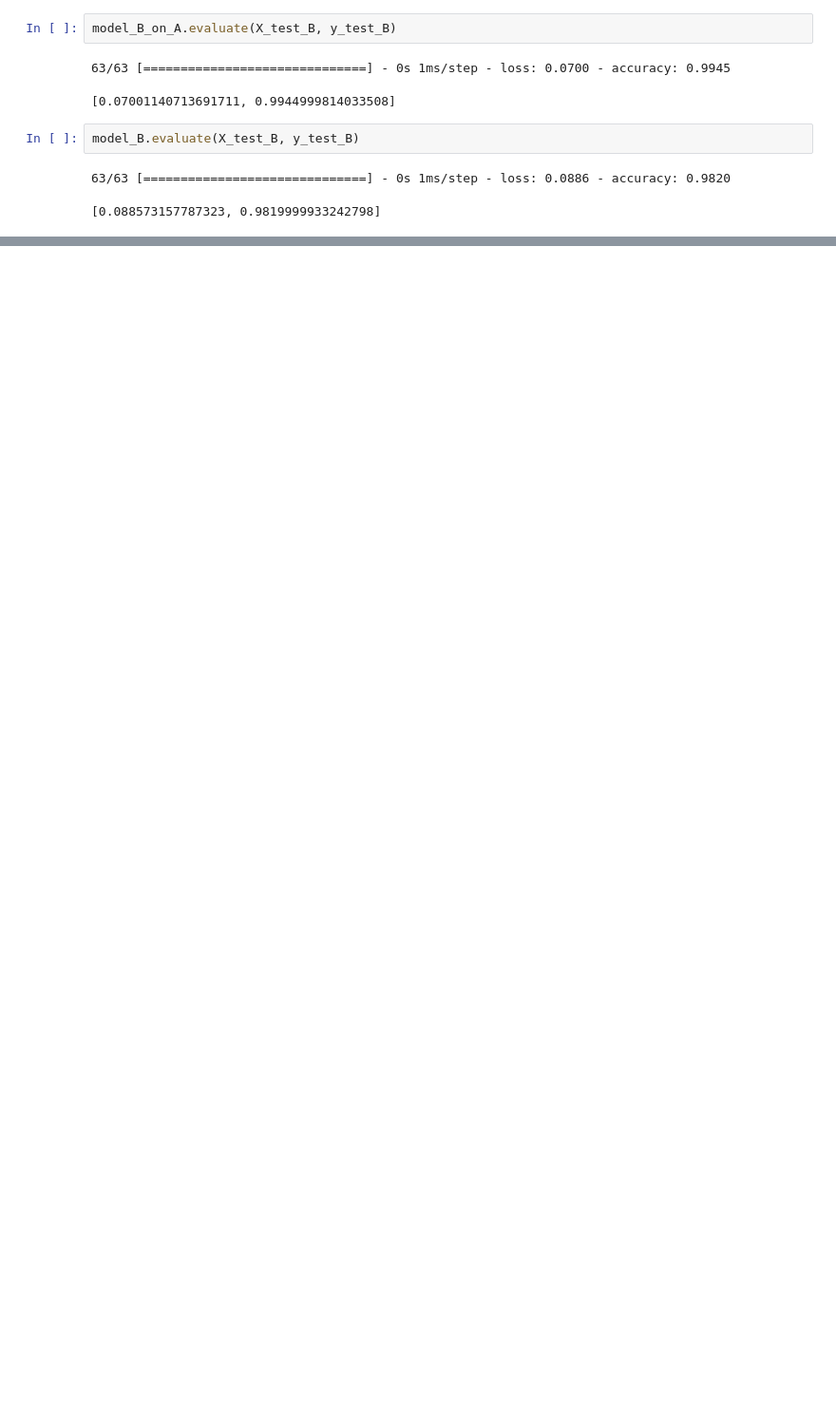
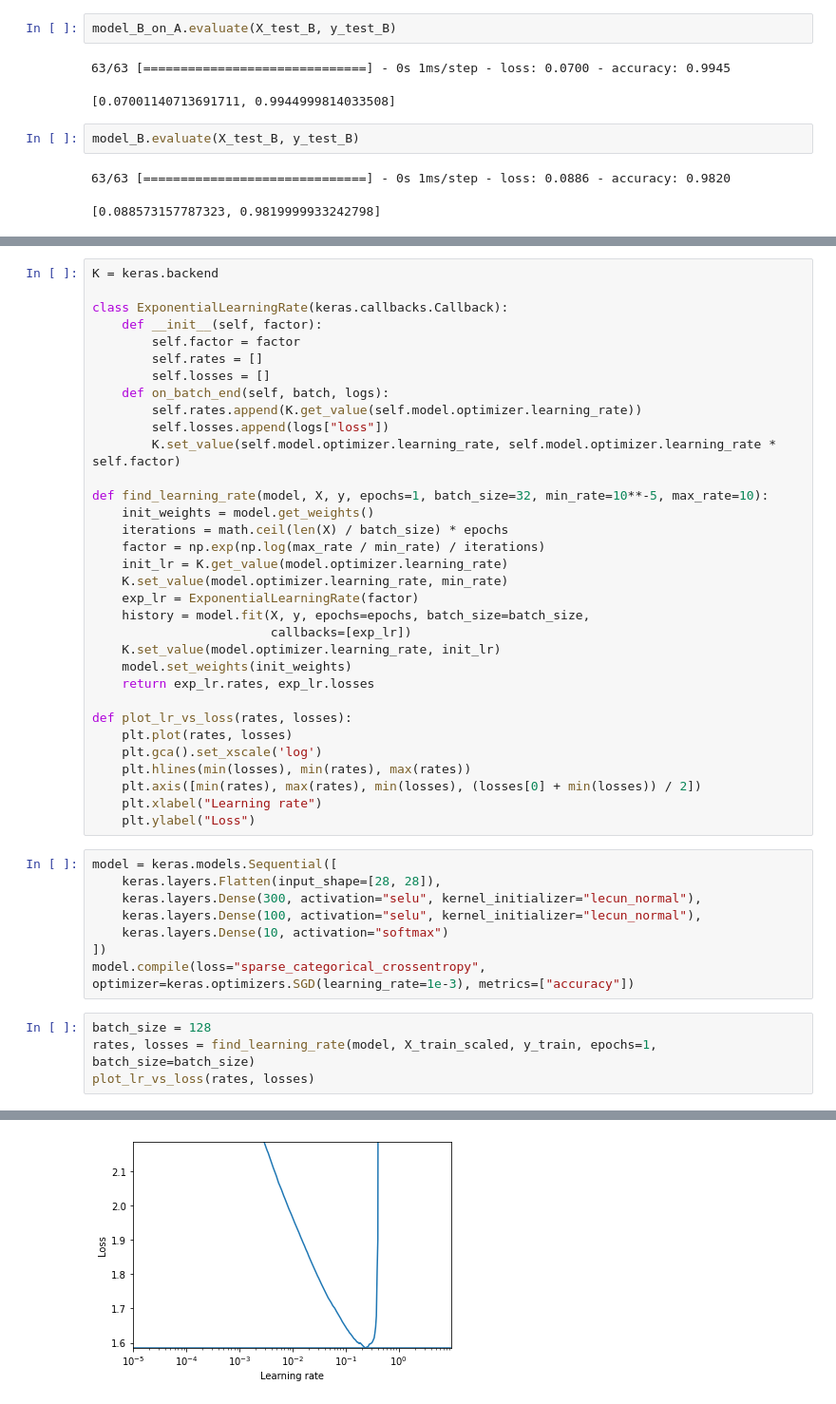
Before and after one commit to ozingmw/Hands-On_ML_Repo, a Jupyter notebook: deep_neural_networks.ipynb, the cells around one changed output, grey strips where cells are left out. Shown: that part at 95% size. Drawn from its saved outputs; the diff is of its cells as text; blank space fills up the shorter version.

```diff
--- a/deep_neural_networks.ipynb
+++ b/deep_neural_networks.ipynb
@@ -448,0 +702,46 @@ model_B.evaluate(X_test_B, y_test_B)
+# %%
+K = keras.backend
+
+class ExponentialLearningRate(keras.callbacks.Callback):
+    def __init__(self, factor):
+        self.factor = factor
+        self.rates = []
+        self.losses = []
+    def on_batch_end(self, batch, logs):
+        self.rates.append(K.get_value(self.model.optimizer.learning_rate))
+        self.losses.append(logs["loss"])
+        K.set_value(self.model.optimizer.learning_rate, self.model.optimizer.learning_rate * self.factor)
+
+def find_learning_rate(model, X, y, epochs=1, batch_size=32, min_rate=10**-5, max_rate=10):
+    init_weights = model.get_weights()
+    iterations = math.ceil(len(X) / batch_size) * epochs
+    factor = np.exp(np.log(max_rate / min_rate) / iterations)
+    init_lr = K.get_value(model.optimizer.learning_rate)
+    K.set_value(model.optimizer.learning_rate, min_rate)
+    exp_lr = ExponentialLearningRate(factor)
+    history = model.fit(X, y, epochs=epochs, batch_size=batch_size,
+                        callbacks=[exp_lr])
+    K.set_value(model.optimizer.learning_rate, init_lr)
+    model.set_weights(init_weights)
+    return exp_lr.rates, exp_lr.losses
+
+def plot_lr_vs_loss(rates, losses):
+    plt.plot(rates, losses)
+    plt.gca().set_xscale('log')
+    plt.hlines(min(losses), min(rates), max(rates))
+    plt.axis([min(rates), max(rates), min(losses), (losses[0] + min(losses)) / 2])
+    plt.xlabel("Learning rate")
+    plt.ylabel("Loss")
+# %%
+model = keras.models.Sequential([
+    keras.layers.Flatten(input_shape=[28, 28]),
+    keras.layers.Dense(300, activation="selu", kernel_initializer="lecun_normal"),
+    keras.layers.Dense(100, activation="selu", kernel_initializer="lecun_normal"),
+    keras.layers.Dense(10, activation="softmax")
+])
+model.compile(loss="sparse_categorical_crossentropy", optimizer=keras.optimizers.SGD(learning_rate=1e-3), metrics=["accuracy"])
+# %%
+batch_size = 128
+rates, losses = find_learning_rate(model, X_train_scaled, y_train, epochs=1, batch_size=batch_size)
+plot_lr_vs_loss(rates, losses)
+# %% [output]
@@ -448,0 +749 @@ model_B.evaluate(X_test_B, y_test_B)
+[figure, added]
```
Also changed, not shown: parts of 16 cells of this notebook.
